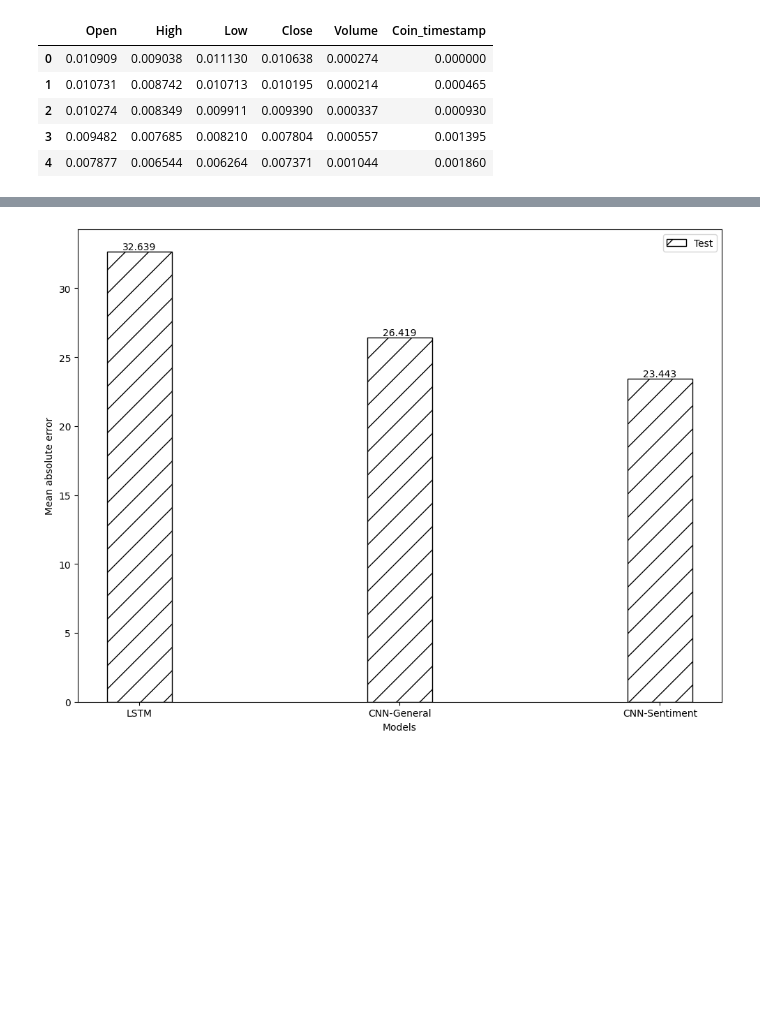
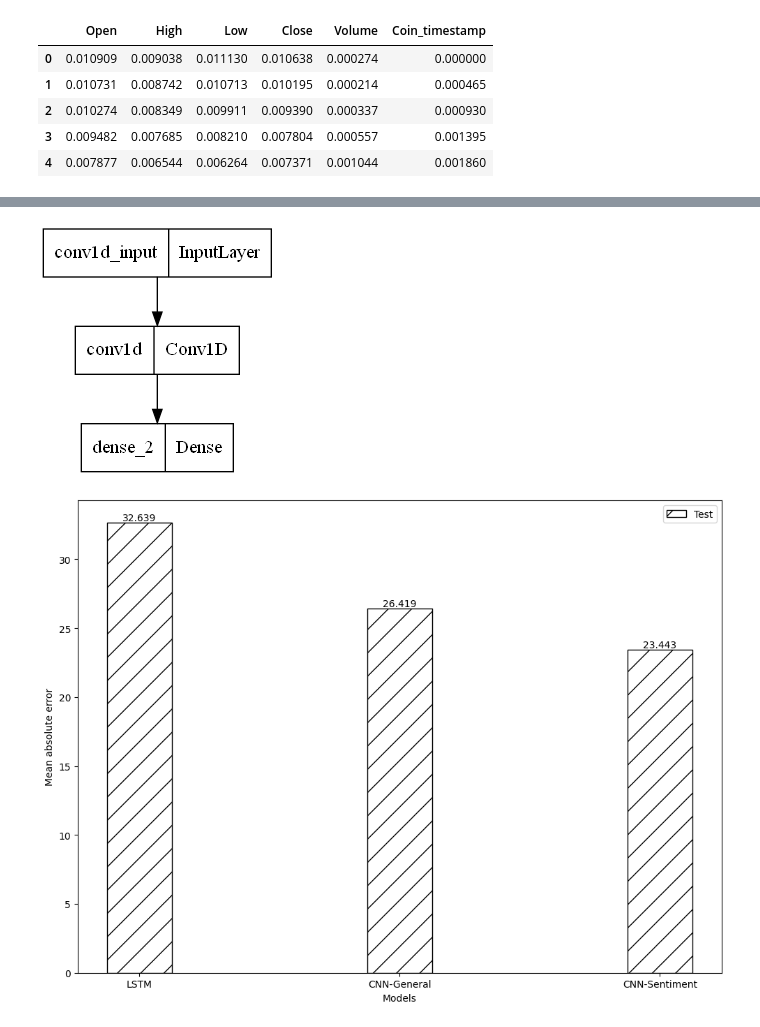
Before and after one commit to k1013726/Market-Sentiment-Analysis, a Jupyter notebook: 02_CNN-Model.ipynb, the cells around one changed output, grey strips where cells are left out. Drawn from its saved outputs; the diff is of its cells as text; code cells hidden in the pictures; blank space fills up the shorter version.

```diff
--- a/02_CNN-Model.ipynb
+++ b/02_CNN-Model.ipynb
@@ -228,3 +228,8 @@ Epoch 6/50
+# %%
+from keras.utils import plot_model
+tf.keras.utils.plot_model(ms_cnn_model, to_file='Functional_API_model.png')
+# %% [output]
+[figure, added]
 # %%
 
 ms_mae_test=[32.63889118982175,26.418983158801588,23.442551235991374]
```
Also changed, not shown: parts of 1 cell of this notebook, 3 other files.
